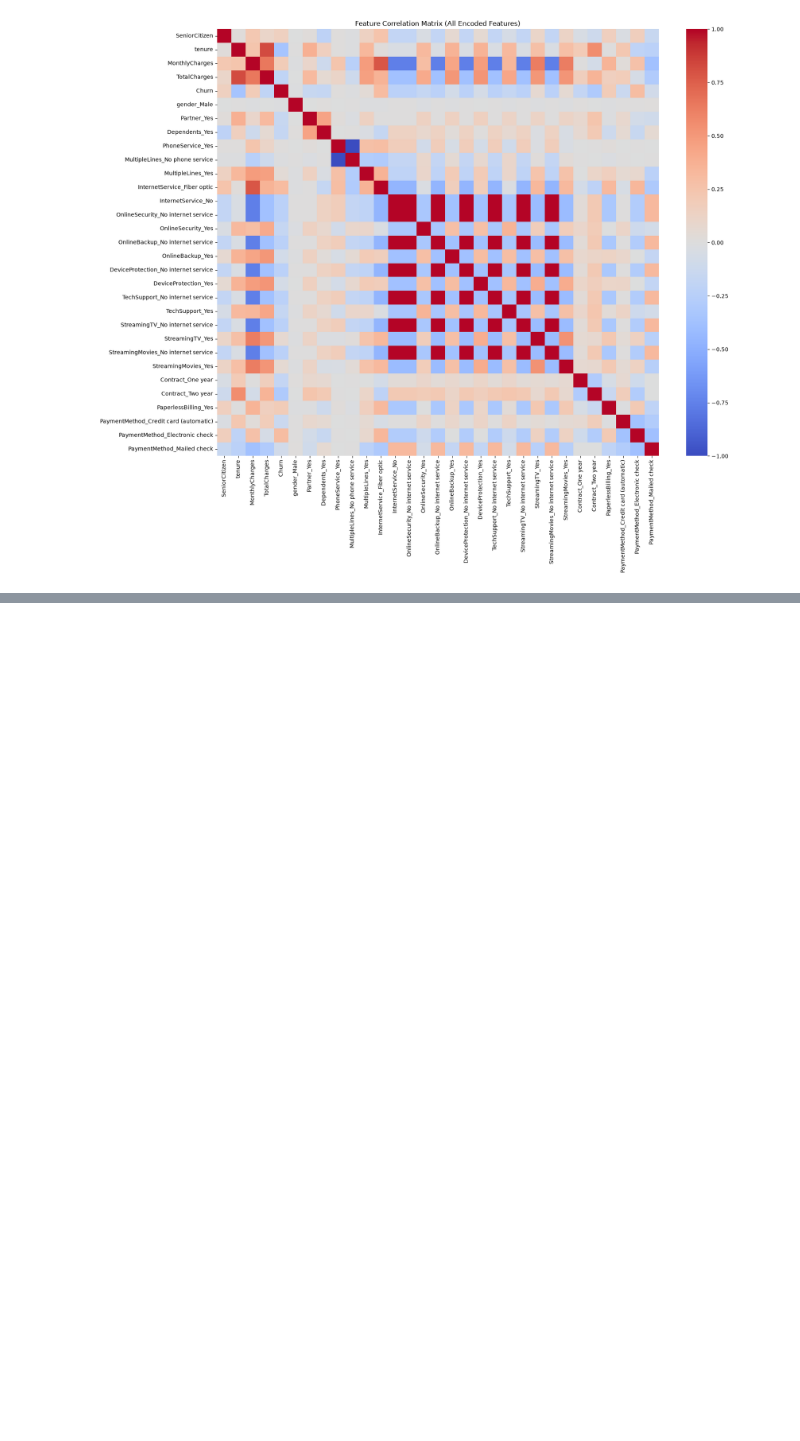
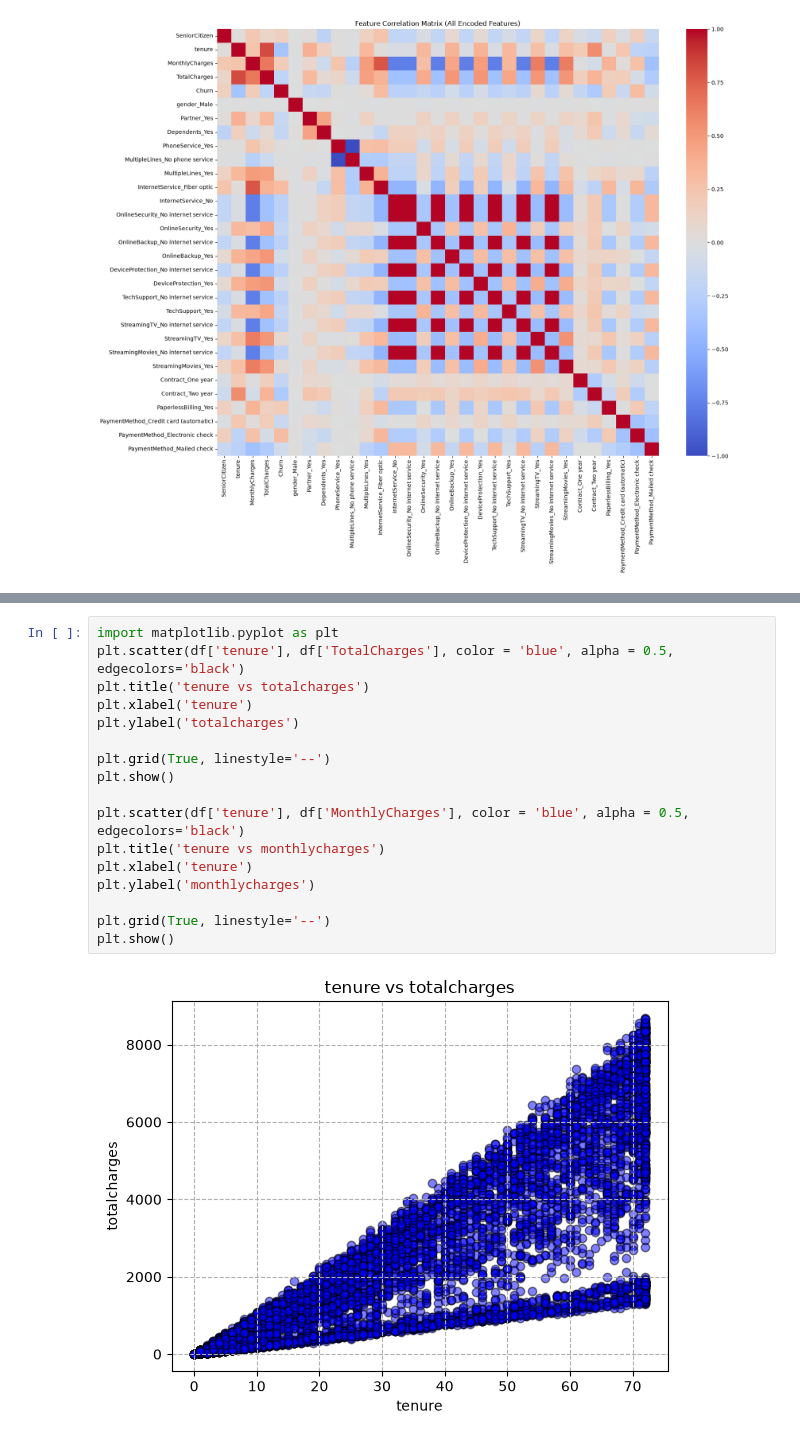
Before and after one commit to abhinavsingh649/Customer-Churn-Prediction-Model, a Jupyter notebook: notebooks/05_feature_analysis.ipynb, the cells around one changed output, grey strips where cells are left out. Cells and saved outputs as stored; diff of their text form; blank space fills up the shorter version.

```diff
--- a/notebooks/05_feature_analysis.ipynb
+++ b/notebooks/05_feature_analysis.ipynb
@@ -313,0 +323,19 @@ plt.show()
+# %%
+import matplotlib.pyplot as plt
+plt.scatter(df['tenure'], df['TotalCharges'], color = 'blue', alpha = 0.5, edgecolors='black')
+plt.title('tenure vs totalcharges')
+plt.xlabel('tenure')
+plt.ylabel('totalcharges')
+
+plt.grid(True, linestyle='--')
+plt.show()
+
+plt.scatter(df['tenure'], df['MonthlyCharges'], color = 'blue', alpha = 0.5, edgecolors='black')
+plt.title('tenure vs monthlycharges')
+plt.xlabel('tenure')
+plt.ylabel('monthlycharges')
+
+plt.grid(True, linestyle='--')
+plt.show()
+# %% [output]
+[figure, added]
```
Also changed, not shown: parts of 12 cells of this notebook, 1 other file.
